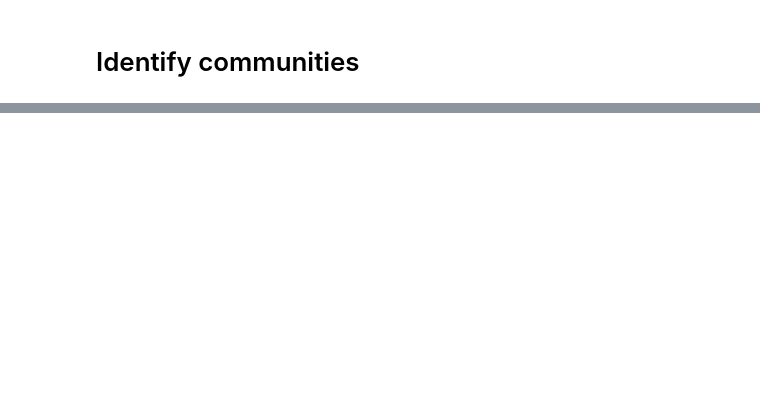
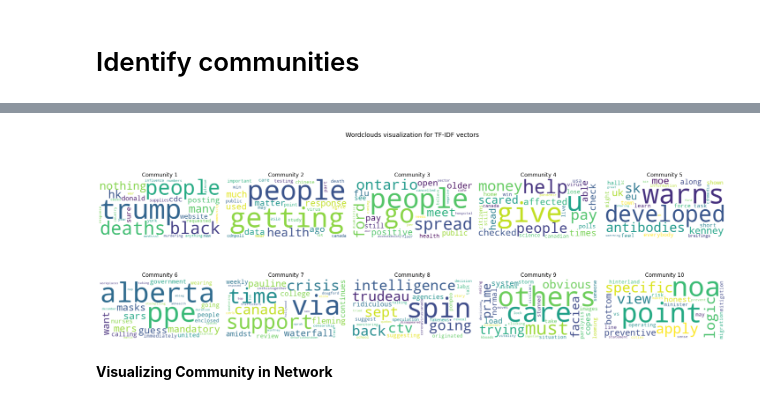
Before and after one commit to HuayuanSong/2805_covid_tweets, a Jupyter notebook: building_graph_CAN.ipynb, the cells around one changed output, grey strips where cells are left out. Saved outputs shown, nothing was run; the diff lists cells and outputs as text; code cells hidden in the pictures; blank space fills up the shorter version.

```diff
--- a/building_graph_CAN.ipynb
+++ b/building_graph_CAN.ipynb
@@ -155,3 +224,3 @@ data_df['word_count'] = data_df['tokens'].apply((Counter))
 # %%
-data_df['tweet_timestamp'] = pd.to_datetime(data_df['tweet_timestamp'], format='%Y-%m-%d %H:%M:%S')
+data_df['tokens'] = data_df['tweet'].apply(tokenize_tweet)
 # %%
@@ -169,0 +299,5 @@ communities = np.unique(list(partition.values()))
+# %%
+d_input = dict(partition.items())
+res = {}
+for i, v in d_input.items():
+    res[v] = [i] if v not in res.keys() else res[v] + [i]
@@ -169,0 +306,11 @@ communities = np.unique(list(partition.values()))
+# %%
+count = 0
+largest_communities = sorted(res.items(), key=lambda v: len(v[1]), reverse=True)[:10]
+texts = []
+
+for i,t in enumerate(largest_communities):
+    texts.append(np.concatenate(data_df.loc[data_df['username'].isin(t[1])]['tokens'].values))
+    print(f"Community n. {i+1}. Size: {len(t[1])}")
+    count += len(t[1])
+
+print(f"\nAround {int(np.round(count/len(g.nodes), 2)*100)}% of network nodes is represented in these partitions.")
@@ -169,0 +330,33 @@ communities = np.unique(list(partition.values()))
+# %%
+# to calculate the tf:
+tf_texts = pd.Series(texts).apply(nltk.FreqDist)
+
+doc_freq = nltk.FreqDist(np.concatenate(pd.Series(texts).apply(lambda x: list(set(x))).values))
+
+idf_values = np.log10((1+21/(1+np.array(list(doc_freq.values()))))) + 1
+
+idf = dict(zip(doc_freq.keys(), idf_values))
+
+def calculate_tf_idf(tf, idf):
+    return dict(zip(list(tf.keys()), np.array(list(tf.values()))*np.array([idf.get(w) for w in list(tf.keys())])))
+
+tf_idf_series = pd.Series(tf_texts).apply(lambda x: calculate_tf_idf(x, idf))
+
+fig, ax = plt.subplots(2, 5, figsize= (20, 8))
+
+c = 0
+for i in range(2):
+    for j in range(5):
+        list_w = sorted(tf_idf_series[c], key=tf_idf_series[c].get, reverse=True)[:30]
+        wordcloud = WordCloud(max_font_size=90, max_words=30, background_color="white").generate(" ".join(list_w))
+        ax[i][j].imshow(wordcloud, interpolation="bilinear")
+        ax[i][j].set_axis_off()
+        ax[i][j].set_title(f"Community {c+1}")
+        c += 1
+fig.suptitle("Wordclouds visualization for TF-IDF vectors", fontsize = 14)
+fig.tight_layout()
+plt.show()
+# %% [output]
+[figure, added]
+# %% [markdown]
+**Visualizing Community in Network**
```
Also changed, not shown: parts of 48 cells of this notebook, 1 other file.
